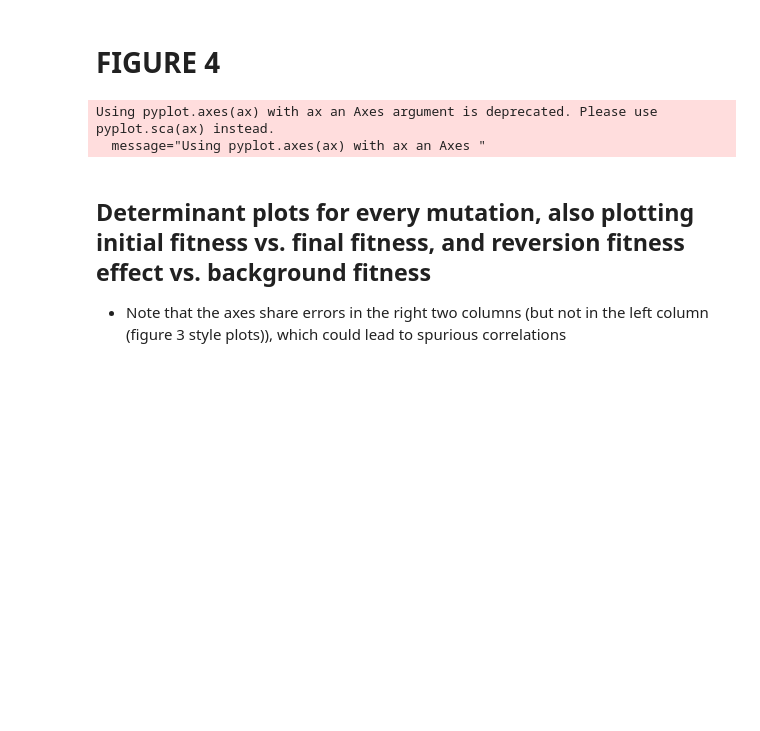
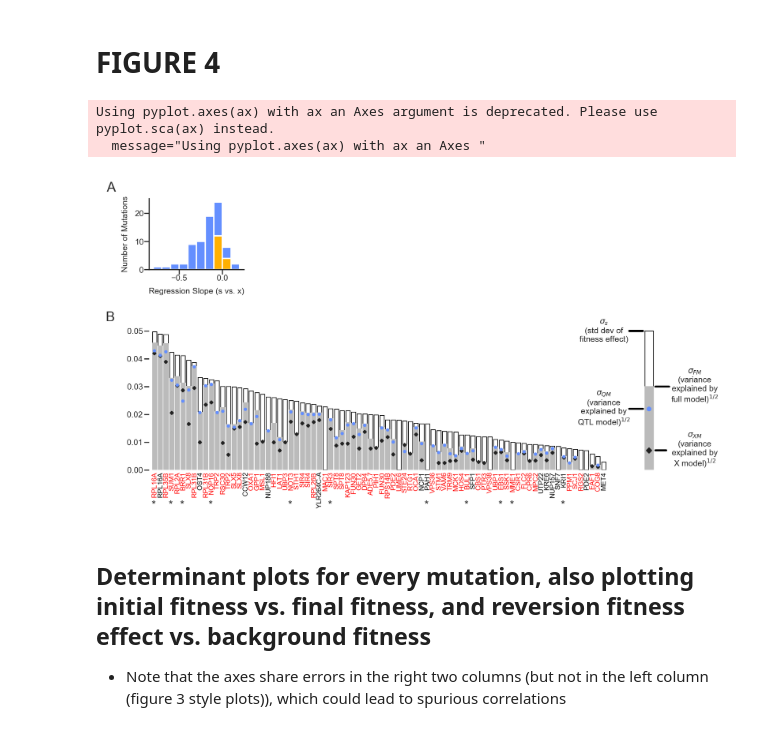
Before and after one commit to mjohnson11/TnSeq_Pipeline, a Jupyter notebook: scripts/TNSEQ_PLOTTING.ipynb, the cells around one changed output. Saved outputs shown, nothing was run; the diff lists cells and outputs as text; code cells hidden in the pictures; blank space fills up the shorter version.

```diff
--- a/scripts/TNSEQ_PLOTTING.ipynb
+++ b/scripts/TNSEQ_PLOTTING.ipynb
@@ -525,10 +576,12 @@ def make_determinants_figure(outname):
     top_sub.tick_params(axis='x', which='major', labelsize=5, pad=-2)
     top_sub.set_xlim([-1, len(gene_descrips)+16])
     ex_dev, ex_full, ex_qtl, ex_x = 0.05, 0.03, 0.022, 0.007
-    top_sub.bar(xbars, list(np.sqrt(df['var'])) + [ex_dev], color='none', edgecolor='black', lw=0.5, width=0.75)
-    top_sub.bar(xbars, list(np.sqrt(df['full_sig_only_r2']*df['var'])) + [ex_full], color='#BBBBBB', edgecolor='#BBBBBB', lw=0.5, width=0.75)
-    top_sub.scatter(xbars-0.05, list(np.sqrt(df['x_sig_only_r2']*df['var'])) + [ex_x], color='#222222', marker='x', zorder=3, s=1.5)
-    top_sub.scatter(xbars-0.05, list(np.sqrt(df['qtl_sig_only_r2']*df['var'])) + [ex_qtl], color=colors[1], marker='o', zorder=4, s=1.5)
+    top_sub.bar(xbars, list(np.sqrt(df['var'])) + [ex_dev], color='none', edgecolor='black', lw=0.5, width=[0.75]*len(df)+[1.5])
+    top_sub.bar(xbars, list(np.sqrt(df['full_sig_only_r2']*df['var'])) + [ex_full], color='#BBBBBB', edgecolor='#BBBBBB', lw=0.5, width=[0.75]*len(df)+[1.5])
+    top_sub.scatter(xbars[:-1]-0.05, list(np.sqrt(df['x_sig_only_r2']*df['var'])), color='#222222', marker='D', zorder=3, s=2)
+    top_sub.scatter(xbars[:-1]-0.05, list(np.sqrt(df['qtl_sig_only_r2']*df['var'])), color=colors[1], marker='o', zorder=4, s=2)
+    top_sub.scatter([example_loc-0.05], [ex_x], color='#222222', marker='D', zorder=3, s=6)
+    top_sub.scatter([example_loc-0.05], [ex_qtl], color=colors[1], marker='o', zorder=4, s=6)
 
     pl.axes(top_sub)
     pl.xticks(xbars, [i.split(' ')[1] for i in gene_descrips], rotation='vertical', fontsize=5)
@@ -536,39 +589,41 @@ def make_determinants_figure(outname):
     cd = {'in': 'red', 'nearby': 'black'}
     jnk = [ticks[i].set_color(cd[gene_descrips[i].split(' ')[0]]) for i in range(len(gene_descrips))]
 
     top_sub.annotate('$\sigma_{XM}$\n(variance\nexplained by\nX model)$^{1/2}$', xy=(example_loc+8, ex_x), xycoords='data', fontsize=6, ha='center', va='center')
-    top_sub.plot([example_loc+0.7, example_loc+3], [ex_x, ex_x], c='k')
+    top_sub.plot([example_loc+1.1, example_loc+3], [ex_x, ex_x], c='k', lw=1.5)
 
     top_sub.annotate("$\sigma_{FM}$\n(variance\nexplained by\nfull model)$^{1/2}$", xy=(example_loc+8, ex_full), xycoords='data', fontsize=6, ha='center', va='center')
-    top_sub.plot([example_loc+0.7, example_loc+3], [ex_full, ex_full], c='k')
+    top_sub.plot([example_loc+1.1, example_loc+3.5], [ex_full, ex_full], c='k', lw=1.5)
 
     top_sub.annotate('$\sigma_{QM}$\n(variance\nexplained by\nQTL model)$^{1/2}$', xy=(example_loc-8, ex_qtl), xycoords='data', fontsize=6, ha='center', va='center')
-    top_sub.plot([example_loc-0.7, example_loc-3], [ex_qtl, ex_qtl], c='k')
+    top_sub.plot([example_loc-1.1, example_loc-3.5], [ex_qtl, ex_qtl], c='k', lw=1.5)
 
     top_sub.annotate('$\sigma_s$\n(std dev of\nfitness effect)', xy=(example_loc-8, ex_dev), xycoords='data', fontsize=6, ha='center', va='center')
-    top_sub.plot([example_loc-0.7, example_loc-3], [ex_dev, ex_dev], c='k')
+    top_sub.plot([example_loc-1.1, example_loc-3.5], [ex_dev, ex_dev], c='k', lw=1.5)
 
     for edge in ex_edges:
-        top_sub.annotate('*', ((edges_in_order.index(edge)+0.85)/(len(gene_descrips)+17), -0.3), fontsize=8, xycoords='axes fraction',
+        top_sub.annotate('*', ((edges_in_order.index(edge)+0.85)/(len(gene_descrips)+17), -0.26), fontsize=8, xycoords='axes fraction',
                          zorder=5, horizontalalignment="center")
 
     sns.despine(left=True, bottom=True, ax=top_sub)
 
-    hist_sub.hist(df['x_slope'], bins=[-0.8+0.1*i for i in range(11)])
+    hist_sub.hist([df.loc[df['x_model_p']>=0.05]['x_slope'], df.loc[df['x_model_p']<0.05]['x_slope']], bins=[-0.8+0.1*i for i in range(11)],
+                  stacked=True, color=colors)
     hist_sub.tick_params(axis='both', which='major', labelsize=6, pad=0.3)
     hist_sub.set_xlabel('Regression Slope (s vs. x)', fontsize=6)
     hist_sub.set_ylabel('Number of Mutations', fontsize=6)
     sns.despine(ax=hist_sub)
 
     top_sub.tick_params(axis="x", bottom=False)
     top_sub.annotate('B', fontsize=10, xy=(-0.07, 1.02), xycoords="axes fraction", horizontalalignment="center")
     hist_sub.annotate('A', fontsize=10, xy=(-0.4, 1.1), xycoords="axes fraction", horizontalalignment="center")
     f.savefig(outname, background='transparent', bbox_inches='tight', pad_inches=0.1)
 
 make_determinants_figure('../../Figures/Figure4.pdf')
 # %% [output]
 Using pyplot.axes(ax) with ax an Axes argument is deprecated. Please use pyplot.sca(ax) instead.
   message="Using pyplot.axes(ax) with ax an Axes "
+[figure, added]
 # %% [markdown]
 ## Determinant plots for every mutation, also plotting initial fitness vs. final fitness, and reversion fitness effect vs. background fitness
 * Note that the axes share errors in the right two columns (but not in the left column (figure 3 style plots)), which could lead to spurious correlations
```
Also changed, not shown: parts of 28 cells of this notebook.
